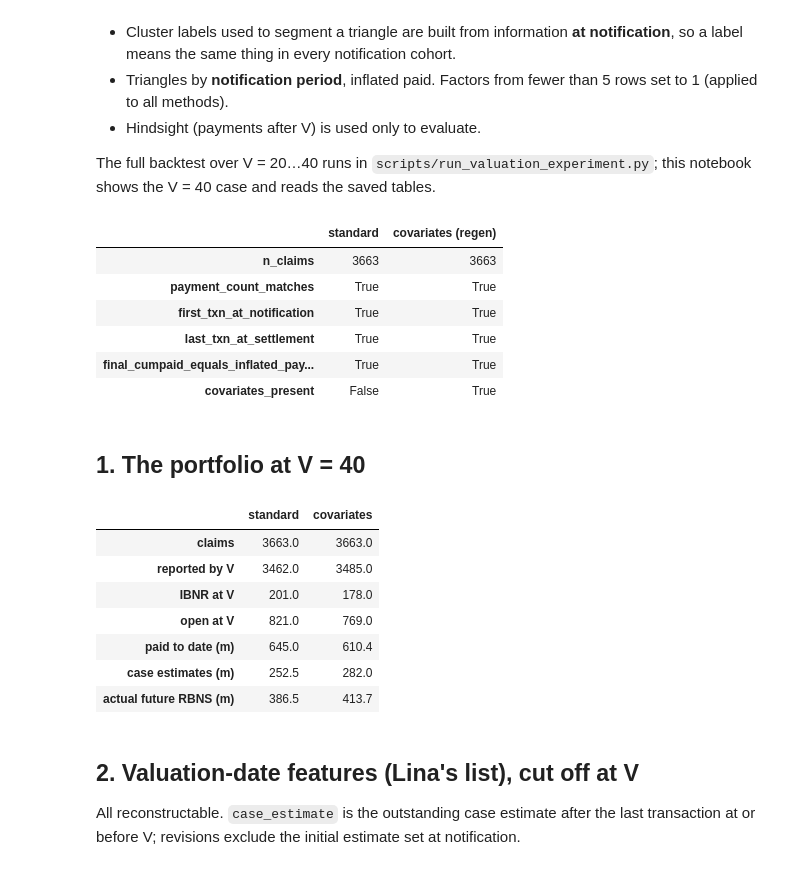
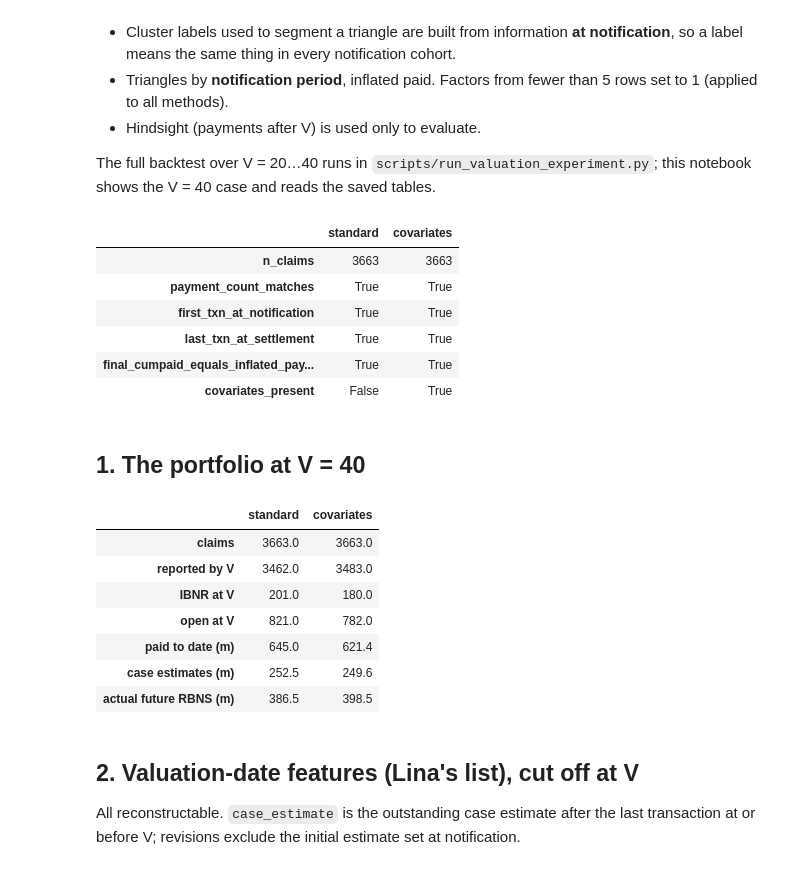
Before and after one commit to Linchenpal/mlr-clustering-reserving, a Jupyter notebook: notebooks/03_reserving_integration.ipynb, the cells around one changed output. Drawn from its saved outputs; the diff is of its cells as text; code cells hidden in the pictures.

```diff
--- a/notebooks/03_reserving_integration.ipynb
+++ b/notebooks/03_reserving_integration.ipynb
@@ -18,18 +18,18 @@ The full backtest over V = 20…40 runs in `scripts/run_valuation_experiment.py`
 # %%
 import sys, pathlib
 ROOT = pathlib.Path.cwd().parent if pathlib.Path.cwd().name == "notebooks" else pathlib.Path.cwd()
 sys.path.insert(0, str(ROOT))
 import numpy as np, pandas as pd
 pd.set_option("display.width", 200); pd.set_option("display.max_columns", 30)
 from src.data.splice import load_splice, validate
 from src.features.valuation import features_at_notification, features_at_valuation, future_payments
 from src.features.clustering import fit_kmeans_clusters, silhouette_by_k
 from src.models.chain_ladder import paid_triangle, chain_ladder, segmented_reserve, actual_future_by_row, reserve_errors
 std = load_splice("complexity_5")
-cov = load_splice("complexity_5_cov_regen", "_cov")   # regenerated with covariate labels (scripts/regenerate_splice_cov.R)
-pd.DataFrame({"standard": validate(std), "covariates (regen)": validate(cov)})
+cov = load_splice("complexity_5", "_cov")   # published covariate portfolio + labels (scripts/export_splice_cov_labels.R)
+pd.DataFrame({"standard": validate(std), "covariates": validate(cov)})
 # %% [output]
-|  | standard | covariates (regen) |
+|  | standard | covariates |
 | n_claims | 3663 | 3663 |
 | payment_count_matches | True | True |
 | first_txn_at_notification | True | True |
@@ -49,12 +49,12 @@ pd.DataFrame({"standard": snapshot(std), "covariates": snapshot(cov)}).round(1)
 # %% [output]
 |  | standard | covariates |
 | claims | 3663.0 | 3663.0 |
-| reported by V | 3462.0 | 3485.0 |
-| IBNR at V | 201.0 | 178.0 |
-| open at V | 821.0 | 769.0 |
-| paid to date (m) | 645.0 | 610.4 |
-| case estimates (m) | 252.5 | 282.0 |
-| actual future RBNS (m) | 386.5 | 413.7 |
+| reported by V | 3462.0 | 3483.0 |
+| IBNR at V | 201.0 | 180.0 |
+| open at V | 821.0 | 782.0 |
+| paid to date (m) | 645.0 | 621.4 |
+| case estimates (m) | 252.5 | 249.6 |
+| actual future RBNS (m) | 386.5 | 398.5 |
 # %% [markdown]
 ## 2. Valuation-date features (Lina's list), cut off at V
 
```
Also changed, not shown: parts of 6 cells of this notebook, 37 other files.
